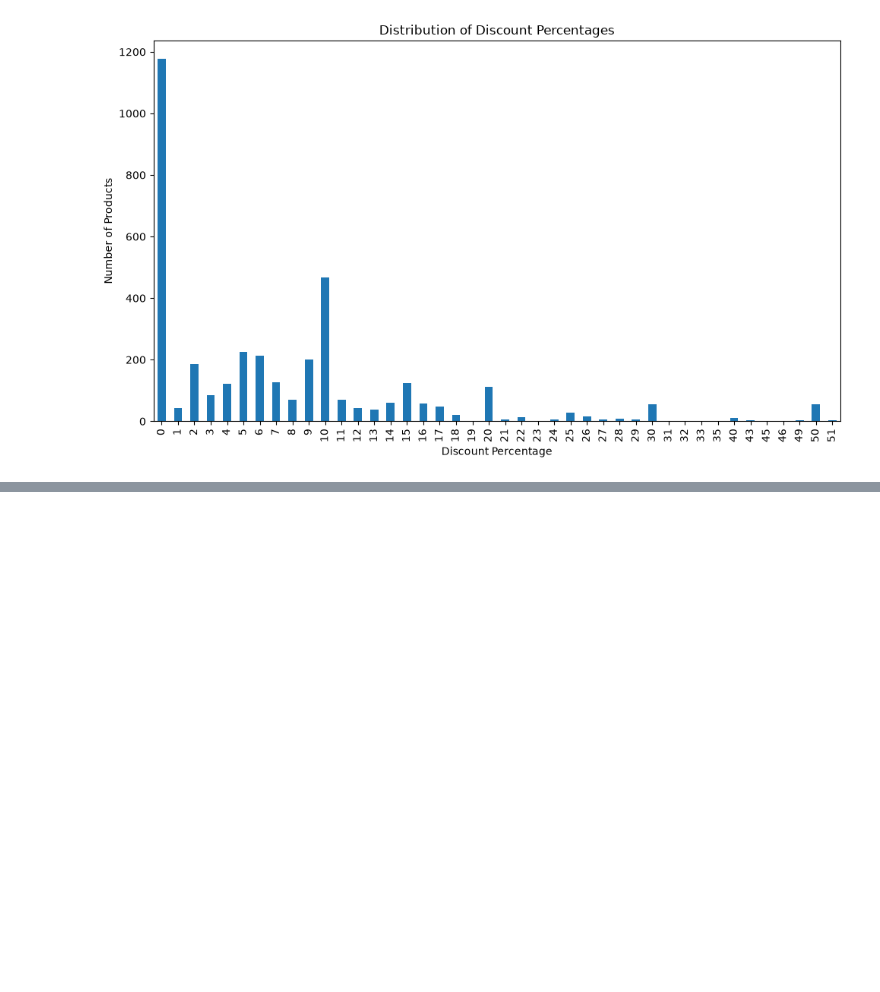
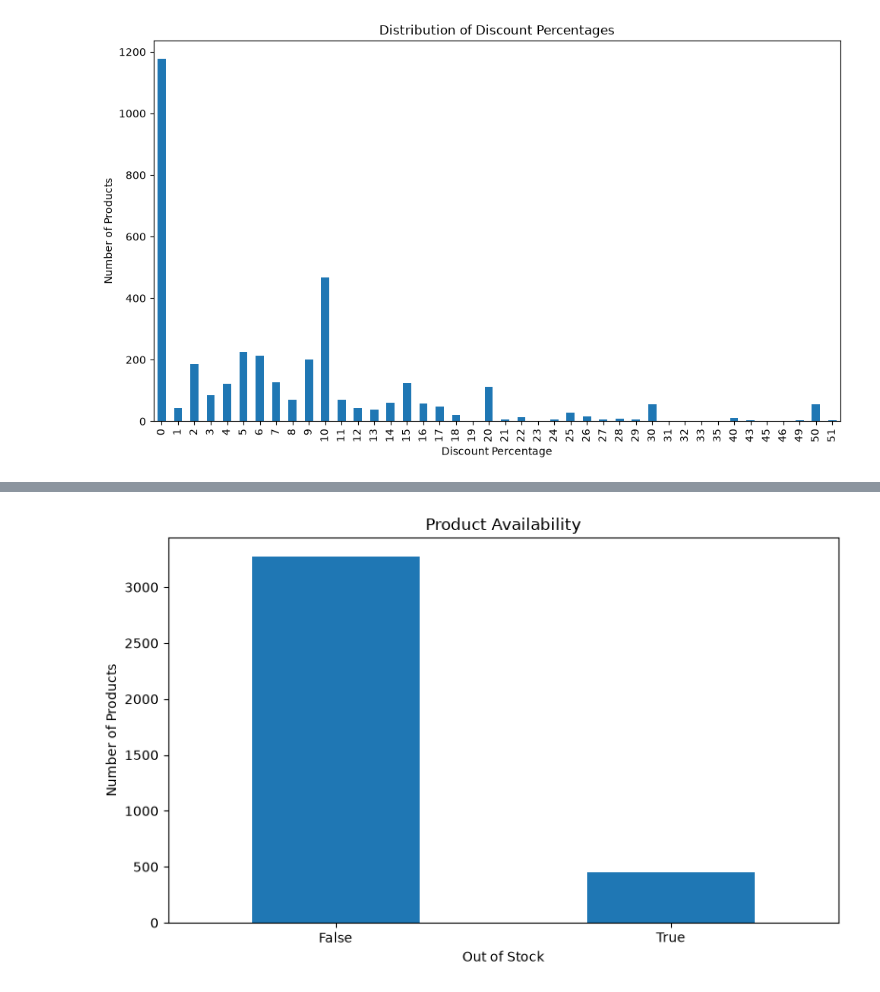
Before and after one commit to ZOR0-tech/beginner-friendly-data-analysis, a Jupyter notebook: notebooks/ecommerce_analysis.ipynb, the cells around one changed output, grey strips where cells are left out. Drawn from its saved outputs; the diff is of its cells as text; code cells hidden in the pictures; blank space fills up the shorter version.

```diff
--- a/notebooks/ecommerce_analysis.ipynb
+++ b/notebooks/ecommerce_analysis.ipynb
@@ -538,0 +610,4 @@ plt.show()
+# %%
+stock_counts = df_clean["outOfStock"].value_counts()
+
+stock_counts
@@ -538,0 +625,14 @@ plt.show()
+# %%
+plt.figure(figsize=(8, 5))
+
+stock_counts.plot(kind="bar")
+
+plt.title("Product Availability")
+plt.xlabel("Out of Stock")
+plt.ylabel("Number of Products")
+plt.xticks(rotation=0)
+
+plt.tight_layout()
+plt.show()
+# %% [output]
+[figure, added]
```
Also changed, not shown: parts of 70 cells of this notebook, 3 other files.
